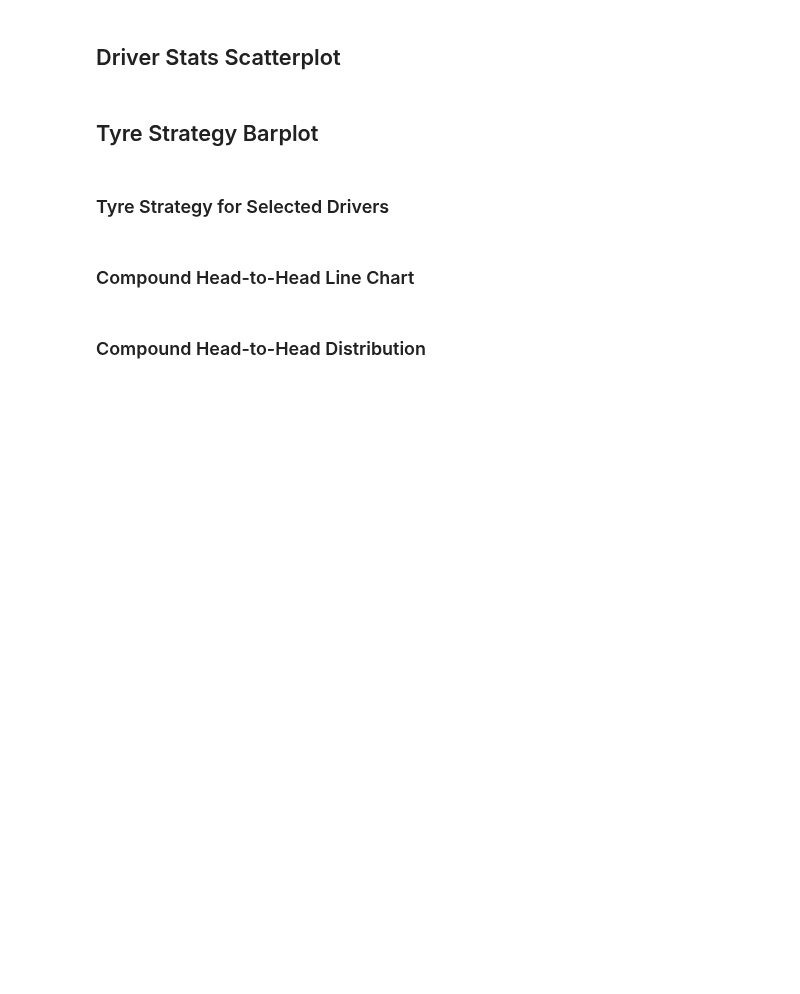
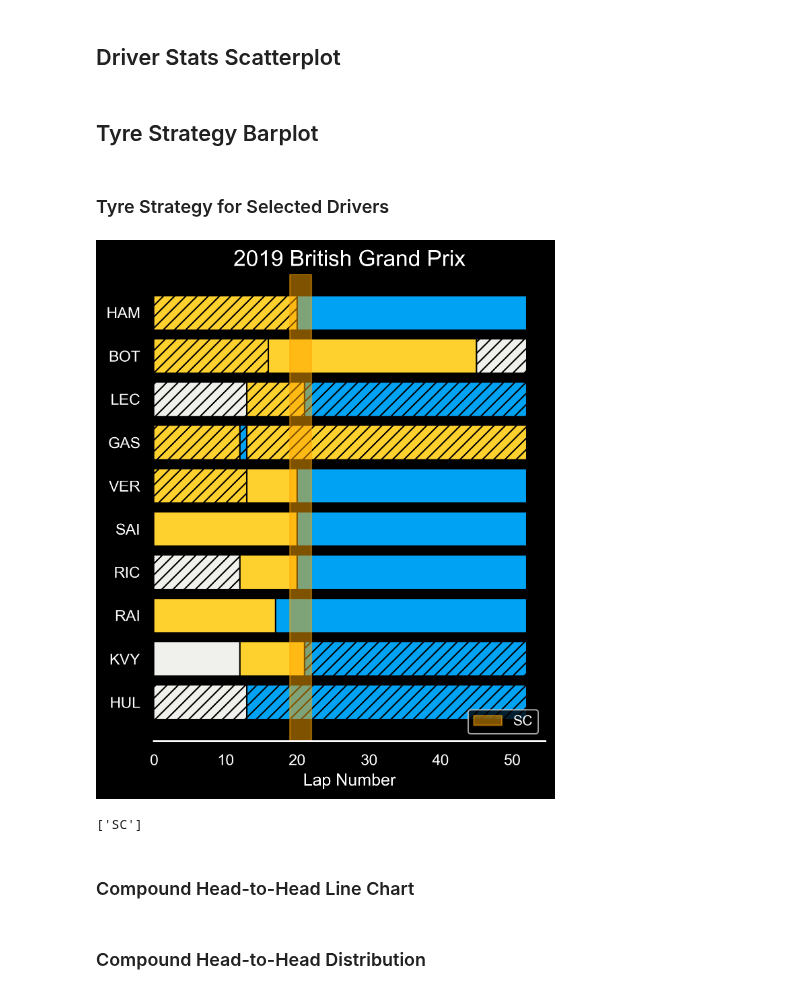
Before and after one commit to Casper-Guo/Armchair-Strategist, a Jupyter notebook: visualization.ipynb, the cells around one changed output. Drawn from its saved outputs; the diff is of its cells as text; code cells hidden in the pictures; blank space fills up the shorter version.

Commit message:
Strategy plot stable, needs to work on making a better legend and better hatch representation for different tyre freshness

```diff
--- a/visualization.ipynb
+++ b/visualization.ipynb
@@ -30,6 +30,8 @@ with open("Data/compound_selection.toml", "rb") as toml:
 
 with open("Data/visualization_config.toml", "rb") as toml:
     visual_config = tomli.load(toml)
+
+visual_config["fresh"]["hatch"]["True"] = None
 # %% [markdown]
 # Load Dataframes
 # %%
@@ -391,15 +393,15 @@ def lap_filter_vsc(row):
     # track status = 7 is VSC ending
     # check if any part of the lap falls into either category
     return ("6" in row.loc["TrackStatus"]) or ("7" in row.loc["TrackStatus"])
+
+def find_sc_laps(df_laps):
+    # df should be rows from a single event
+    # at the minimum, both LapNumber and TrackStatus has to be present
+
+    sc_laps = np.sort(df_laps[df_laps.apply(lap_filter_sc, axis=1)]["LapNumber"].unique())
+    vsc_laps = np.sort(df_laps[df_laps.apply(lap_filter_vsc, axis=1)]["LapNumber"].unique())
+
+    return sc_laps, vsc_laps
-# %%
-def find_sc_laps(df):
-    # df should be rows from a single event
-    # at the minimum, both LapNumber and TrackStatus has to be present
-
-    sc_laps = np.sort(df[df.apply(lap_filter_sc, axis=1)]["LapNumber"].unique())
-    vsc_laps = np.sort(df[df.apply(lap_filter_vsc, axis=1)]["LapNumber"].unique())
-
-    return sc_laps, vsc_laps
 # %%
 def shade_sc_periods(sc_laps, vsc=False):
     # shade SC periods lasting at least one lap on the current figure
@@ -416,7 +418,7 @@ def shade_sc_periods(sc_laps, vsc=False):
         else:
             # current SC period has ended
             # if the period is at least one full lap
-            if end - start - 1 >= 1:
+            if end - start > 1:
                 # minus one to correct for zero indexing on the plot
                 # but one indexing in the data
                 plt.axvspan(xmin=sc_laps_copy[start]-1,
@@ -524,4 +527,9 @@ def plot_strategies_barplot(season, event, drivers=None, absolute_compound=False
     return fig
+# %%
+strategy_barplot = plot_strategies_barplot(2019, "Silverstone", drivers=10, absolute_compound=True)
+# %% [output]
+[figure, added]
+['SC']
 # %% [markdown]
 ### Compound Head-to-Head Line Chart
 # %%
```
Also changed, not shown: parts of 3 cells of this notebook, 1 other file.
